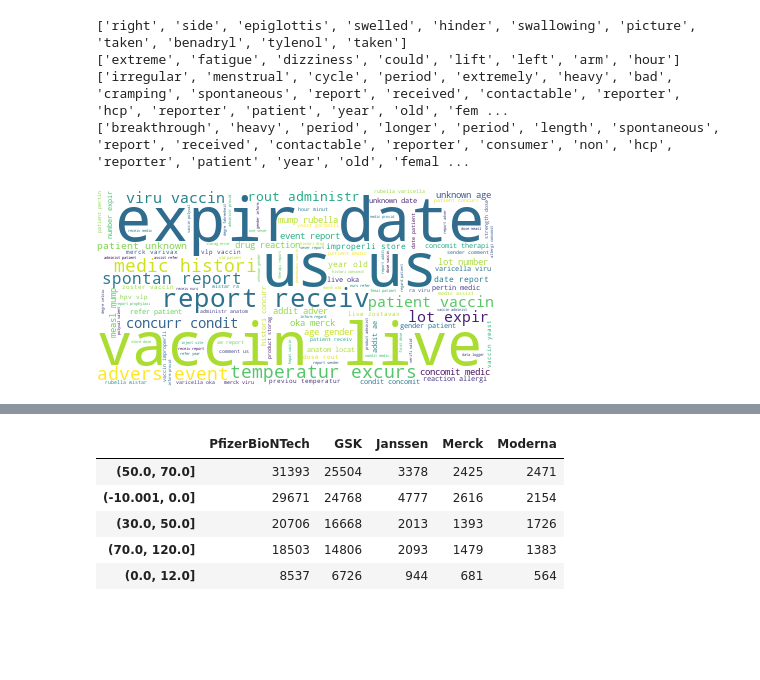
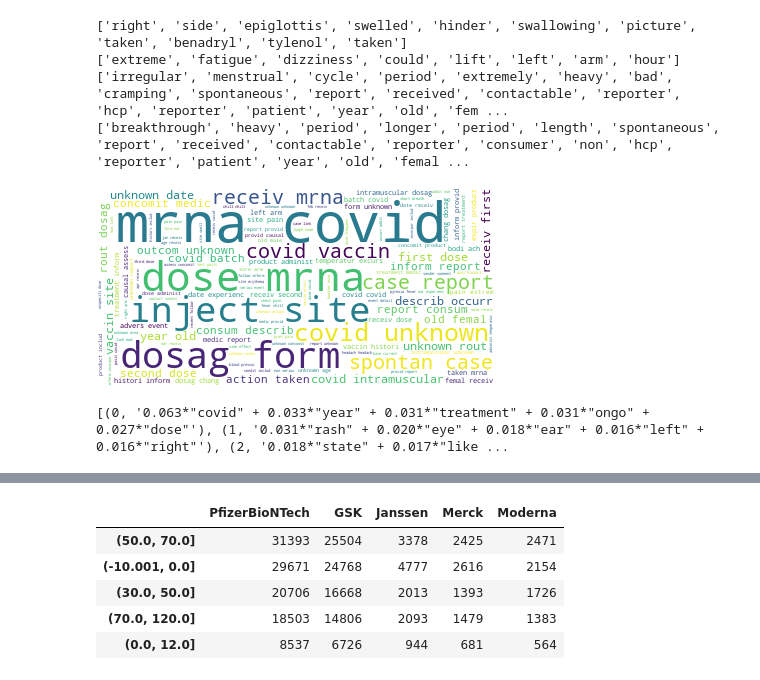
Before and after one commit to mattkim0419/vaers, a Jupyter notebook: scripts.ipynb, the cells around one changed output, grey strips where cells are left out. Drawn from its saved outputs; the diff is of its cells as text; code cells hidden in the pictures; blank space fills up the shorter version.

```diff
--- a/scripts.ipynb
+++ b/scripts.ipynb
@@ -169,6 +169,11 @@ tokenizer = RegexpTokenizer(r'\w+')
 
 # create English stop words list
 en_stop = nltk.corpus.stopwords.words('english')
+
+# adding new stop words
+new_stopwords = ['could', 'within', 'us', 'doctor', 'medical', 'day', 'moderna', 'pfizer', 'patient', 'vaccine',
+                 'report', 'gsk', 'janssen', 'merck', 'get', 'got', 'lot']
+en_stop.extend(new_stopwords)
 
 # Create p_stemmer of class PorterStemmer
 p_stemmer = nltk.stem.snowball.PorterStemmer(ignore_stopwords=False).stem
@@ -194,17 +199,17 @@ df = df.loc(axis=1)['VAX_MANU','SYMPTOM_TEXT']
 #dfpbt = df[df['VAX_MANU'] == 'PFIZER\BIONTECH'].reset_index(drop=True)
 #dfgsk = df[df['VAX_MANU'] == 'GLAXOSMITHKLINE BIOLOGICALS'].reset_index(drop=True)
 #dfjanssen = df[df['VAX_MANU'] == 'JANSSEN'].reset_index(drop=True)
-dfmerck = df[df['VAX_MANU'] == 'MERCK & CO. INC.'].reset_index(drop=True)
-#dfmoderna = df[df['VAX_MANU'] == 'MODERNA'].reset_index(drop=True)
+#dfmerck = df[df['VAX_MANU'] == 'MERCK & CO. INC.'].reset_index(drop=True)
+dfmoderna = df[df['VAX_MANU'] == 'MODERNA'].reset_index(drop=True)
 
 # replace empty cells with stopword
-dfmerck = dfmerck.replace('void', 'the')
-dfmerck = dfmerck.fillna('the')
+dfmoderna = dfmoderna.replace('void', 'the')
+dfmoderna = dfmoderna.fillna('the')
 
 # change type to string
-dfmerck = dfmerck.astype(str)
+dfmoderna = dfmoderna.astype(str)
 
-for i in dfmerck.SYMPTOM_TEXT:
+for i in dfmoderna.SYMPTOM_TEXT:
 
     # clean and tokenize document string
     raw = i.lower()
@@ -224,36 +229,36 @@ for i in dfmerck.SYMPTOM_TEXT:
 
     # add tokens to list
     texts.append(stemmed_tokens)
 
 # Import the wordcloud library
 from wordcloud import WordCloud
 import os
 from os import path
 
 # Converts arrray to txt file
 with open("wordcloud.txt", "w") as txt_file:
     for line in texts:
         txt_file.write(" ".join(line) + "\n") # works with any number of elements in a line
 
 #open text file in read mode
 text_file = open("wordcloud.txt", "r")
 
 #read whole file to a string
 data = text_file.read()
 
 #close file
 text_file.close()
 
 # Create a WordCloud object
 wordcloud = WordCloud(background_color="white", max_words=5000, contour_width=3, contour_color='steelblue')
 # Generate a word cloud
 wordcloud.generate(data)
 # Visualize the word cloud
 wordcloud.to_image()
 # %% [output]
-[figure, old version]
+[figure, new version]
 # %%
-# LDA Topic Modeling for top 5 reporting firms
+# LDA Topic Modeling for top 5 reporting firms (using gensim)
 
 import pandas as pd
 import nltk
@@ -267,6 +272,11 @@ tokenizer = RegexpTokenizer(r'\w+')
 
 # create English stop words list
 en_stop = nltk.corpus.stopwords.words('english')
+
+# adding new stop words
+new_stopwords = ['could', 'within', 'us', 'doctor', 'medical', 'day', 'moderna', 'pfizer', 'patient', 'vaccine',
+                 'report', 'gsk', 'janssen', 'merck', 'get', 'got', 'lot']
+en_stop.extend(new_stopwords)
 
 # Create p_stemmer of class PorterStemmer
 p_stemmer = nltk.stem.snowball.PorterStemmer(ignore_stopwords=False).stem
@@ -336,4 +346,6 @@ corpus = [dictionary.doc2bow(text) for text in texts]
 
 # generate LDA model
 ldamodel = gensim.models.ldamodel.LdaModel(corpus, num_topics=10, id2word = dictionary, passes=10)
-print(ldamodel.print_topics(num_topics=10, num_words=7))
+print(ldamodel.print_topics(num_topics=10, num_words=5))
+# %% [output]
+[(0, '0.063*"covid" + 0.033*"year" + 0.031*"treatment" + 0.031*"ongo" + 0.027*"dose"'), (1, '0.031*"rash" + 0.020*"eye" + 0.018*"ear" + 0.016*"left" + 0.016*"right"'), (2, '0.018*"state" + 0.017*"like ...
```
Also changed, not shown: parts of 4 cells of this notebook.
